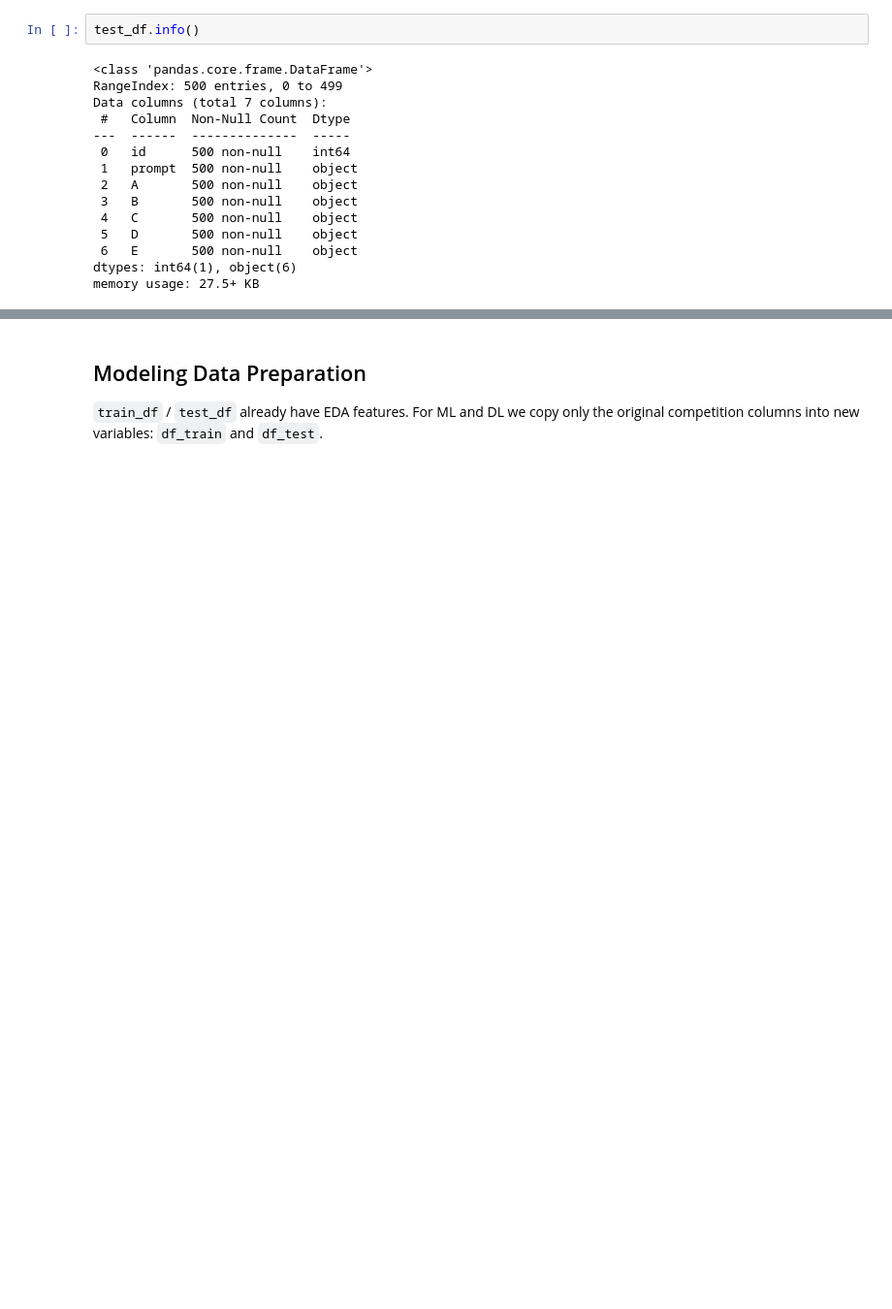
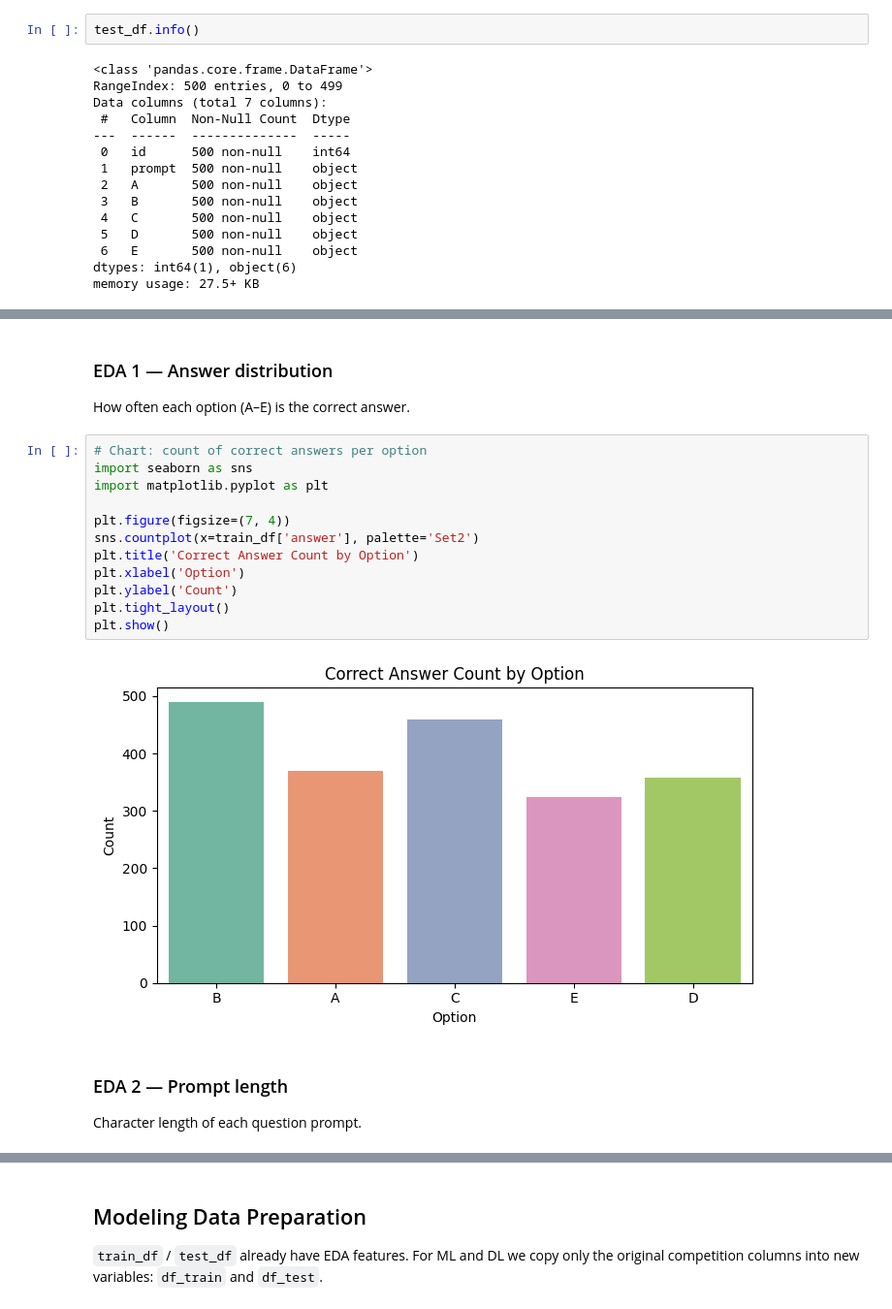
Before and after one commit to ChandraMohaniitm/dl-23f3001092-notebook-t22026, a Jupyter notebook: DL-23f3001092-notebook-t22026.ipynb, the cells around one changed output, grey strips where cells are left out. Shown at 97% size. Saved outputs shown, nothing was run; the diff lists cells and outputs as text; blank space fills up the shorter version.

```diff
--- a/DL-23f3001092-notebook-t22026.ipynb
+++ b/DL-23f3001092-notebook-t22026.ipynb
@@ -290,0 +218,22 @@ plt.show()
+# %% [markdown]
+### EDA 1 — Answer distribution
+
+How often each option (A–E) is the correct answer.
+# %%
+# Chart: count of correct answers per option
+import seaborn as sns
+import matplotlib.pyplot as plt
+
+plt.figure(figsize=(7, 4))
+sns.countplot(x=train_df['answer'], palette='Set2')
+plt.title('Correct Answer Count by Option')
+plt.xlabel('Option')
+plt.ylabel('Count')
+plt.tight_layout()
+plt.show()
+# %% [output]
+[figure, added]
+# %% [markdown]
+### EDA 2 — Prompt length
+
+Character length of each question prompt.
```
Also changed, not shown: parts of 66 cells of this notebook.
